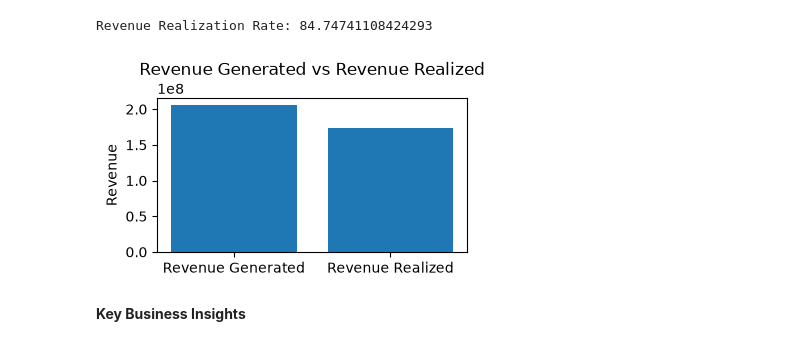
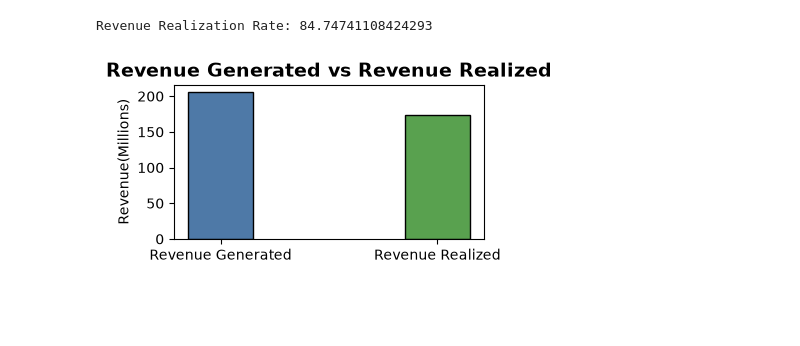
Before and after one commit to dataanalystanjali/Hospitality-Data-Analysis-Python, a Jupyter notebook: notebooks/hospitality_EDA.ipynb, the cells around one changed output. Cells and saved outputs as stored; diff of their text form; code cells hidden in the pictures; blank space fills up the shorter version.

```diff
--- a/notebooks/hospitality_EDA.ipynb
+++ b/notebooks/hospitality_EDA.ipynb
@@ -837,11 +924,12 @@ Revenue Realization Rate: 84.74741108424293
 # %%
 plt.figure(figsize=(4,2))
 plt.bar(["Revenue Generated","Revenue Realized"],
-        [total_generated,total_realized])
-plt.title("Revenue Generated vs Revenue Realized")
-plt.ylabel("Revenue")
+        [total_generated/1000000,total_realized/1000000],
+       color=["#4e79a7","#59a14f"],
+        edgecolor="black",
+        width=0.3)
+plt.title("Revenue Generated vs Revenue Realized",fontsize=14,fontweight="bold")
+plt.ylabel("Revenue(Millions)")
 plt.show()
 # %% [output]
-[figure, old version]
+[figure, new version]
-# %% [markdown]
-**Key Business Insights**
```
Also changed, not shown: parts of 11 cells of this notebook.
